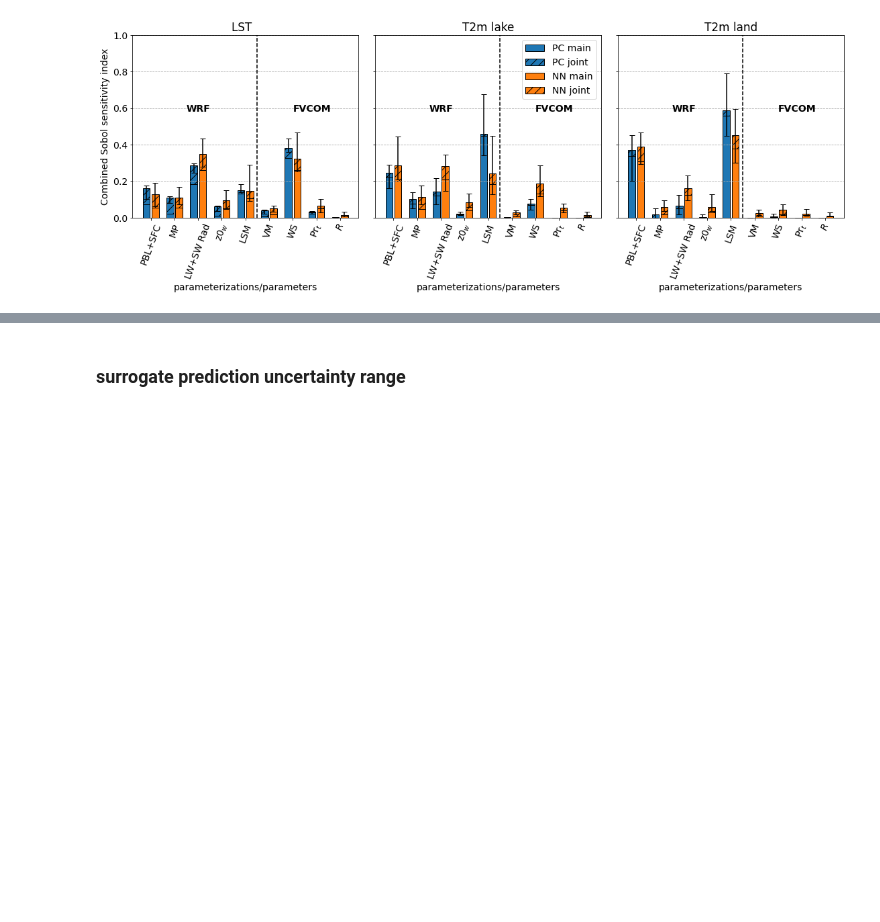
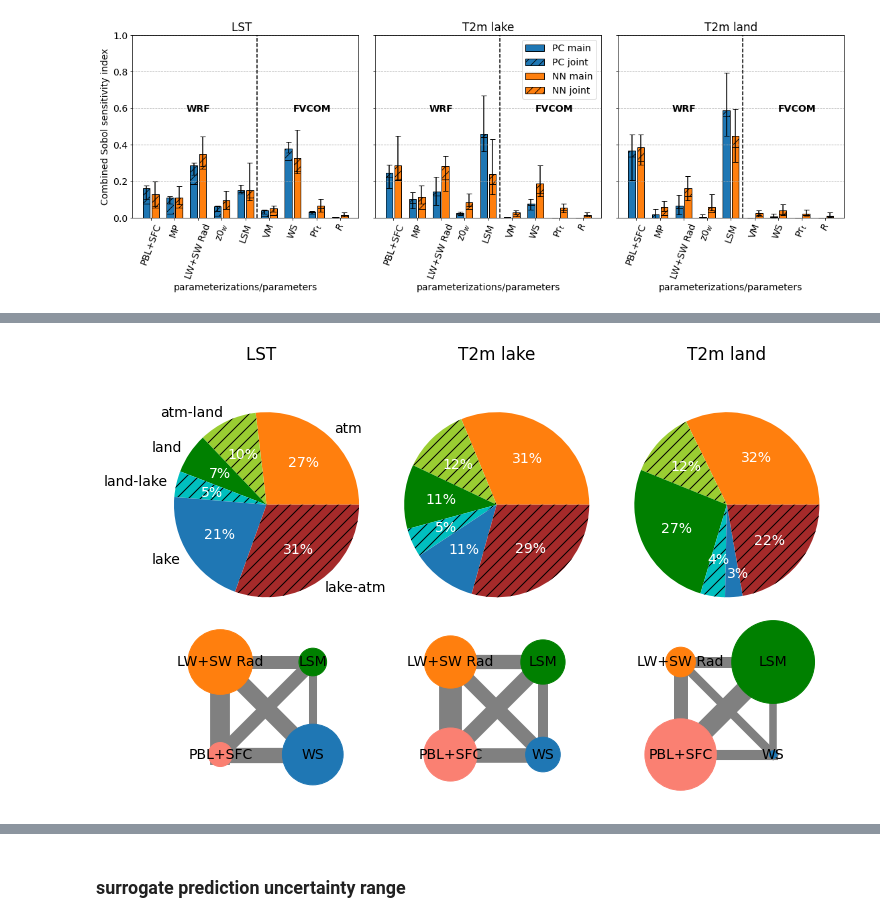
Before and after one commit to WPringle/GreatLakes_CoupledModelUQ, a Jupyter notebook: workflow/summary_global_sensitivity_analysis.ipynb, the cells around one changed output, grey strips where cells are left out. Cells and saved outputs as stored; diff of their text form; code cells hidden in the pictures; blank space fills up the shorter version.

Commit message:
adding ability to output joint sensitivities and adding figure that shows these interactions

```diff
--- a/workflow/summary_global_sensitivity_analysis.ipynb
+++ b/workflow/summary_global_sensitivity_analysis.ipynb
@@ -421,7 +424,7 @@ for var in ['LST','T2m']: # loop over variables
         print(loc)
         sens_info = {}
         for sur_type in ['PC','NN']: # loop over surrogate types
-            tvs = {} #'main': [], 'total': []}
+            tvs = {}
             for ss, sur in enumerate(kl_surrogate[var][sur_type]):
                 sens_sobol, srange = compute_sensitivities(sur, x_vals['train'], sample_size=10000, kl_dict=kl_dict[var][loc])
                 if ss == 0:
@@ -429,7 +432,7 @@ for var in ['LST','T2m']: # loop over variables
                 else:
                     gsa_range = append(gsa_range,srange,axis=0)
 
-                for sens_label in ['main','total']:
+                for sens_label in ['main','total','jointt']:
                     #portion_of_eigen_explain = sens_eig_sobol[sens_label] #/sens_eig_sobol[sens_label].sum(axis=1).reshape(-1,1)
                     #portion_of_eigen_explain[isnan(portion_of_eigen_explain)] = 0
                     #total_var_sens_temp = portion_of_eigen_explain.flatten()
@@ -630,3 +633,75 @@ plt.savefig('../figures/overall_sensitivities',dpi=600,bbox_inches='tight')
 plt.show()
 # %% [output]
 [figure]
+# %%
+# Plot overall sensitivities for NN model by variable showing interactions
+
+tnames = ['atm','atm-land','land','land-lake','lake','lake-atm']
+pname_paper = ['PBL+SFC', 'MP', 'LW+SW Rad', 'z0$_w$', 'LSM',
+               'VM', 'WS', 'Pr$_t$', '$R$']
+pinds = [0,2,4,6] # selecting top 4 params for interaction diagram
+cases_color = ['salmon', '#ff7f0e', 'green', '#1f77b4']
+piecolors = ['#ff7f0e', '#9ACD32', 'green', 'c', '#1f77b4', 'brown']
+
+fig, axs = plt.subplots(2, 3,sharey=True,sharex=True,figsize=(12,8),facecolor='white')
+ind=arange(1, len(variables)+1)
+iis = [0,0,1,1,0]
+jjs = [0,1,1,0,0]
+off = 0.5
+for kk, key in enumerate(SENSD):
+    surrogate_type = 'NN'
+    tvs = SENSD[key][surrogate_type]['tvs']['total'].mean(axis=0)
+    jvs = SENSD[key][surrogate_type]['tvs']['jointt'].mean(axis=0)
+    mvs = SENSD[key][surrogate_type]['tvs']['main'].mean(axis=0)
+
+    # plot summary pie chart
+    sizes = [mvs[0:4].sum(),jvs[0:4,4].sum(),
+             mvs[4], jvs[4,5::].sum(),
+             mvs[5::].sum(), jvs[0:4,5::].sum()]
+    print(sizes)
+    print(array(sizes).sum())
+    print(array([tvs[0:4].sum(),tvs[4],tvs[5::].sum()]).sum())
+
+    piec = axs[0,kk].pie(sizes,
+                  labels=tnames if kk == 0 else None,
+                  colors=piecolors,
+                  autopct='%1.0f%%',
+                  radius=1,
+                  #hatch=[None,'//',None,'//',None,'//'],
+                  #labeldistance=.25,
+                  #pctdistance=0.8,
+                  #rotatelabels = 180,
+                )
+    if kk == 2:
+        piec[-1][-2].set_x(0.12)
+        piec[-1][-2].set_y(-0.75)
+    for i in [1,3,5]:
+        piec[0][i].set_hatch('//')
+    for autotext in piec[-1]:
+        autotext.set_color('white')
+
+    axs[0,kk].set_aspect('equal')
+    axs[0,kk].set_title(f'{key}',pad=None)
+
+    # plot interaction diagram
+    for pp,pind in enumerate(pinds):
+        tvss = tvs[pind]
+        jvss = jvs[pind,pinds]
+        # plot the interaction lines by width
+        for ppp in range(pp+1,len(pinds)):
+            axs[1,kk].plot([iis[pp]-off,iis[ppp]-off],[jjs[pp],jjs[ppp]],linewidth=300*jvss[ppp],color='gray')
+        # plot the total sensitivity size
+        circle = plt.Circle((iis[pp]-off, jjs[pp]), tvss, color=cases_color[pp], zorder=2)
+        axs[1,kk].add_patch(circle)
+        axs[1,kk].text(iis[pp]-off,jjs[pp],pname_paper[pind],horizontalalignment='center',verticalalignment='center')
+    axs[1,kk].set_xlim([-0.5-off, 1.5-off])
+    axs[1,kk].set_ylim([-0.5, 1.5])
+
+    axs[1,kk].set_aspect('equal')
+    axs[1,kk].axis('off')
+
+plt.subplots_adjust(wspace=0.1, hspace=0.35)
+
+plt.savefig('../figures/overall_sensitivities_w_interactions',dpi=600,bbox_inches='tight',facecolor='white')
+plt.show()
+# %% [output]
@@ -633,3 +717,4 @@ plt.show()
+[figure, added]
 # %%
 var = 'T2m'
 kl_dict[var][' '] = {'eigenmodes': pca_data[var]['eigenmodes'].mean(axis=1).reshape(-1,1),
```
Also changed, not shown: parts of 6 cells of this notebook, 1 other file.
